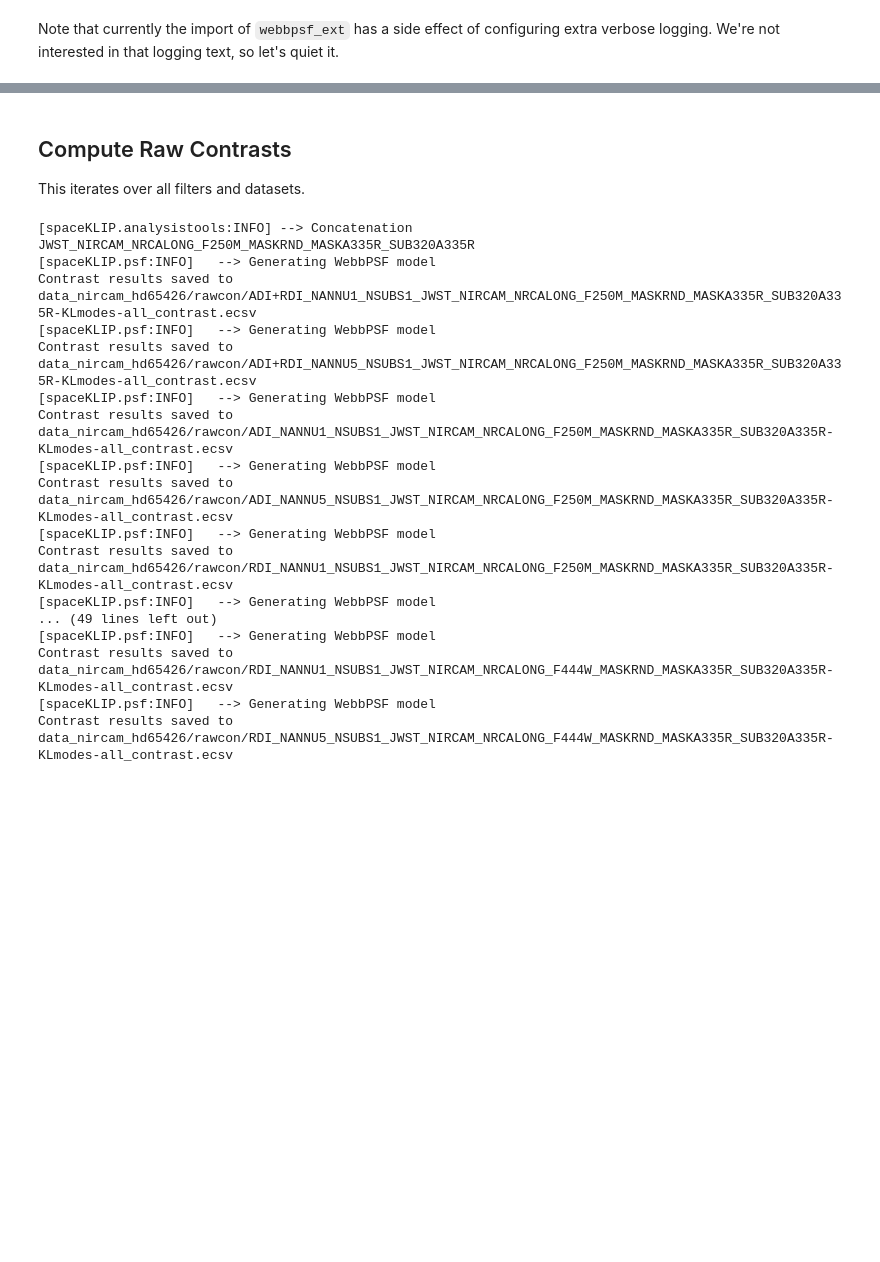
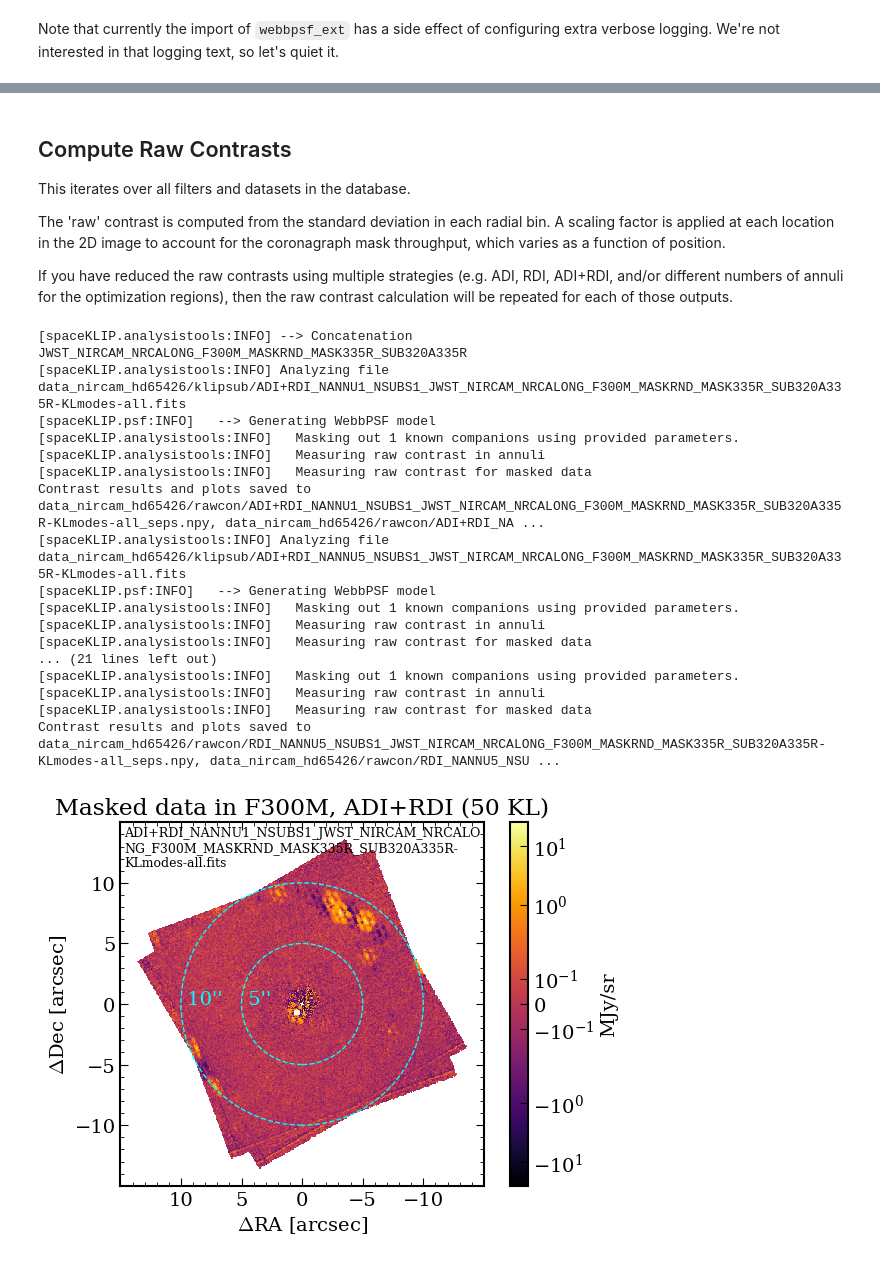
Before and after one commit to kammerje/spaceKLIP, a Jupyter notebook: docs/source/tutorials/tutorial_NIRCam_contrast_analyses.ipynb, the cells around one changed output, grey strips where cells are left out. Cells and saved outputs as stored; diff of their text form; code cells hidden in the pictures; blank space fills up the shorter version.

Commit message:
Tutorial updates for calcon branch with working raw and calibrated contrast calcs

```diff
--- a/docs/source/tutorials/tutorial_NIRCam_contrast_analyses.ipynb
+++ b/docs/source/tutorials/tutorial_NIRCam_contrast_analyses.ipynb
@@ -86,6 +71,7 @@ We provide here examples of both kinds of file, provided by Aarynn Carter. _Only
 # %%
 star_photometry_vot = 'HIP65426.vot'
 star_photometry_txt = 'HIP65426A_sdf_phoenix_m+modbb_disk_r.txt'
+star_spectral_type = 'A2V'
 # %%
 import astropy
 
@@ -116 +119,5 @@ plt.legend(fontsize=9)
+# %%
+comp_dra = 0.416
+comp_ddec = -0.703
+comp_est_contrast = 1e-4
 # %% [markdown]
@@ -123,25 +130,34 @@ analysistools = spaceKLIP.analysistools.AnalysisTools(database)
 # %% [markdown]
 ## Compute Raw Contrasts
 
-This iterates over all filters and datasets.
+This iterates over all filters and datasets in the database.
+
+The 'raw' contrast is computed from the standard deviation in each radial bin. A scaling factor is applied at each location in the 2D image to account for the coronagraph mask throughput, which varies as a function of position.
+
+
+If you have reduced the raw contrasts using multiple strategies (e.g. ADI, RDI, ADI+RDI, and/or different numbers of annuli for the optimization regions), then the raw contrast calculation will be repeated for each of those outputs.
 # %%
 # Compute raw contrast.
-analysistools.raw_contrast(star_photometry_txt)
+analysistools.raw_contrast(star_photometry_txt,
+                           spectral_type=star_spectral_type,
+                           companions=[[comp_dra, comp_ddec, 2.]],
+                           subdir='rawcon')
 # %% [output]
-[spaceKLIP.analysistools:INFO] --> Concatenation JWST_NIRCAM_NRCALONG_F250M_MASKRND_MASKA335R_SUB320A335R
+[spaceKLIP.analysistools:INFO] --> Concatenation JWST_NIRCAM_NRCALONG_F300M_MASKRND_MASK335R_SUB320A335R
+[spaceKLIP.analysistools:INFO] Analyzing file data_nircam_hd65426/klipsub/ADI+RDI_NANNU1_NSUBS1_JWST_NIRCAM_NRCALONG_F300M_MASKRND_MASK335R_SUB320A335R-KLmodes-all.fits
 [spaceKLIP.psf:INFO]   --> Generating WebbPSF model
-Contrast results saved to data_nircam_hd65426/rawcon/ADI+RDI_NANNU1_NSUBS1_JWST_NIRCAM_NRCALONG_F250M_MASKRND_MASKA335R_SUB320A335R-KLmodes-all_contrast.ecsv
+[spaceKLIP.analysistools:INFO]   Masking out 1 known companions using provided parameters.
+[spaceKLIP.analysistools:INFO]   Measuring raw contrast in annuli
+[spaceKLIP.analysistools:INFO]   Measuring raw contrast for masked data
+Contrast results and plots saved to data_nircam_hd65426/rawcon/ADI+RDI_NANNU1_NSUBS1_JWST_NIRCAM_NRCALONG_F300M_MASKRND_MASK335R_SUB320A335R-KLmodes-all_seps.npy, data_nircam_hd65426/rawcon/ADI+RDI_NA ...
+[spaceKLIP.analysistools:INFO] Analyzing file data_nircam_hd65426/klipsub/ADI+RDI_NANNU5_NSUBS1_JWST_NIRCAM_NRCALONG_F300M_MASKRND_MASK335R_SUB320A335R-KLmodes-all.fits
 [spaceKLIP.psf:INFO]   --> Generating WebbPSF model
-Contrast results saved to data_nircam_hd65426/rawcon/ADI+RDI_NANNU5_NSUBS1_JWST_NIRCAM_NRCALONG_F250M_MASKRND_MASKA335R_SUB320A335R-KLmodes-all_contrast.ecsv
-[spaceKLIP.psf:INFO]   --> Generating WebbPSF model
-Contrast results saved to data_nircam_hd65426/rawcon/ADI_NANNU1_NSUBS1_JWST_NIRCAM_NRCALONG_F250M_MASKRND_MASKA335R_SUB320A335R-KLmodes-all_contrast.ecsv
-[spaceKLIP.psf:INFO]   --> Generating WebbPSF model
-Contrast results saved to data_nircam_hd65426/rawcon/ADI_NANNU5_NSUBS1_JWST_NIRCAM_NRCALONG_F250M_MASKRND_MASKA335R_SUB320A335R-KLmodes-all_contrast.ecsv
-[spaceKLIP.psf:INFO]   --> Generating WebbPSF model
-Contrast results saved to data_nircam_hd65426/rawcon/RDI_NANNU1_NSUBS1_JWST_NIRCAM_NRCALONG_F250M_MASKRND_MASKA335R_SUB320A335R-KLmodes-all_contrast.ecsv
-[spaceKLIP.psf:INFO]   --> Generating WebbPSF model
-... (49 lines left out)
-[spaceKLIP.psf:INFO]   --> Generating WebbPSF model
-Contrast results saved to data_nircam_hd65426/rawcon/RDI_NANNU1_NSUBS1_JWST_NIRCAM_NRCALONG_F444W_MASKRND_MASKA335R_SUB320A335R-KLmodes-all_contrast.ecsv
-[spaceKLIP.psf:INFO]   --> Generating WebbPSF model
-Contrast results saved to data_nircam_hd65426/rawcon/RDI_NANNU5_NSUBS1_JWST_NIRCAM_NRCALONG_F444W_MASKRND_MASKA335R_SUB320A335R-KLmodes-all_contrast.ecsv
+[spaceKLIP.analysistools:INFO]   Masking out 1 known companions using provided parameters.
+[spaceKLIP.analysistools:INFO]   Measuring raw contrast in annuli
+[spaceKLIP.analysistools:INFO]   Measuring raw contrast for masked data
+... (21 lines left out)
+[spaceKLIP.analysistools:INFO]   Masking out 1 known companions using provided parameters.
+[spaceKLIP.analysistools:INFO]   Measuring raw contrast in annuli
+[spaceKLIP.analysistools:INFO]   Measuring raw contrast for masked data
+Contrast results and plots saved to data_nircam_hd65426/rawcon/RDI_NANNU5_NSUBS1_JWST_NIRCAM_NRCALONG_F300M_MASKRND_MASK335R_SUB320A335R-KLmodes-all_seps.npy, data_nircam_hd65426/rawcon/RDI_NANNU5_NSU ...
+[figure, added]
```
Also changed, not shown: parts of 22 cells of this notebook.
